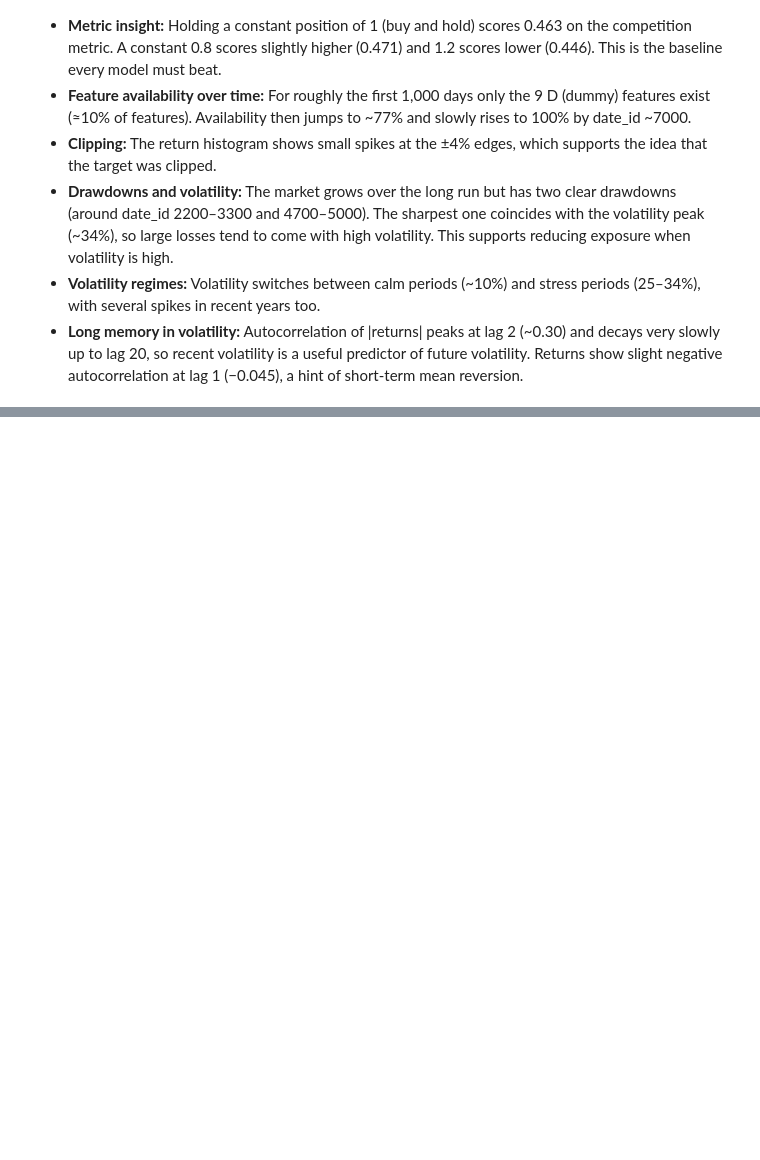
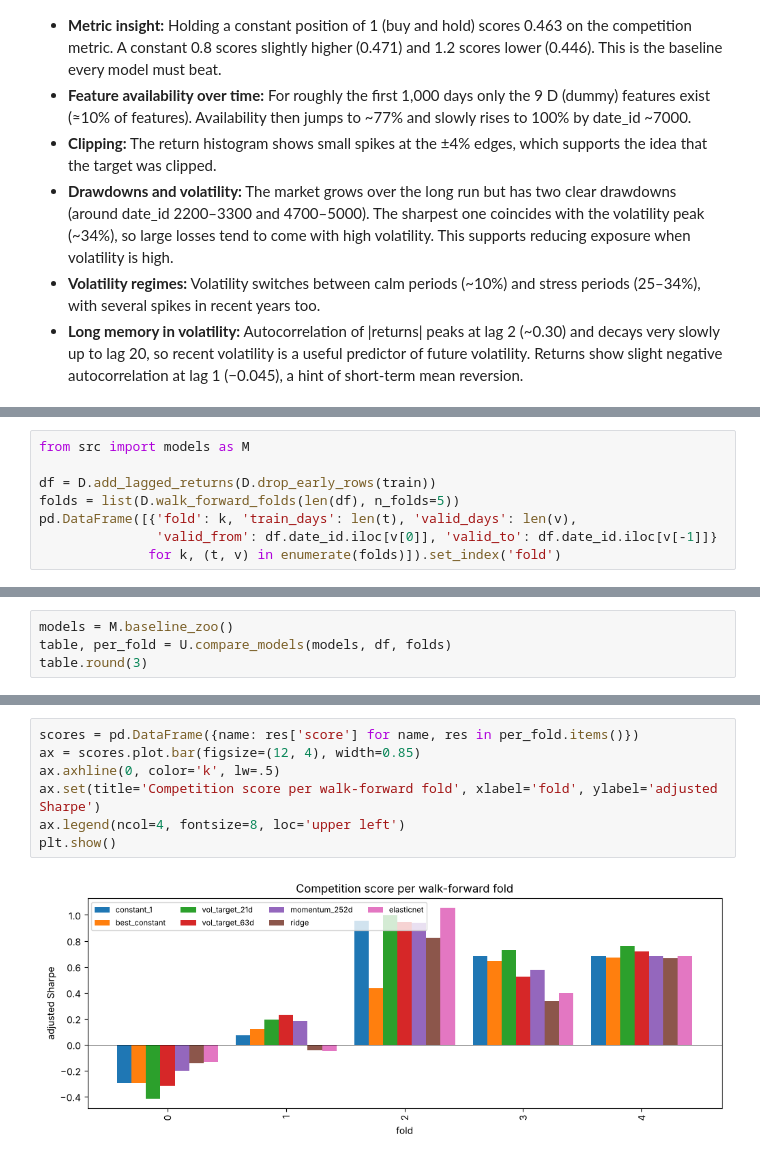
Before and after one commit to Kutay33/GROUP60_CENG313, a Jupyter notebook: assignment1_eda_baseline.ipynb, the cells around one changed output, grey strips where cells are left out. Drawn from its saved outputs; the diff is of its cells as text; blank space fills up the shorter version.

Commit message:
Add baselines section with walk-forward comparison to notebook

```diff
--- a/assignment1_eda_baseline.ipynb
+++ b/assignment1_eda_baseline.ipynb
@@ -231,0 +255,8 @@ plt.colorbar(); plt.title('Correlation among top-15 features'); plt.show()
+# %%
+from src import models as M
+
+df = D.add_lagged_returns(D.drop_early_rows(train))
+folds = list(D.walk_forward_folds(len(df), n_folds=5))
+pd.DataFrame([{'fold': k, 'train_days': len(t), 'valid_days': len(v),
+               'valid_from': df.date_id.iloc[v[0]], 'valid_to': df.date_id.iloc[v[-1]]}
+              for k, (t, v) in enumerate(folds)]).set_index('fold')
@@ -231,0 +271,4 @@ plt.colorbar(); plt.title('Correlation among top-15 features'); plt.show()
+# %%
+models = M.baseline_zoo()
+table, per_fold = U.compare_models(models, df, folds)
+table.round(3)
@@ -231,0 +285,9 @@ plt.colorbar(); plt.title('Correlation among top-15 features'); plt.show()
+# %%
+scores = pd.DataFrame({name: res['score'] for name, res in per_fold.items()})
+ax = scores.plot.bar(figsize=(12, 4), width=0.85)
+ax.axhline(0, color='k', lw=.5)
+ax.set(title='Competition score per walk-forward fold', xlabel='fold', ylabel='adjusted Sharpe')
+ax.legend(ncol=4, fontsize=8, loc='upper left')
+plt.show()
+# %% [output]
+[figure, added]
```
Also changed, not shown: parts of 17 cells of this notebook.
